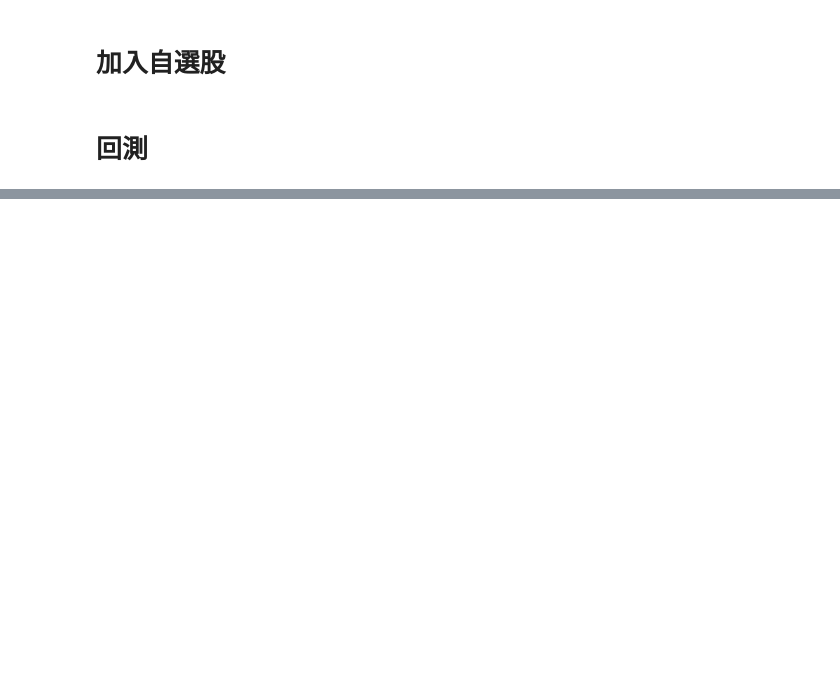
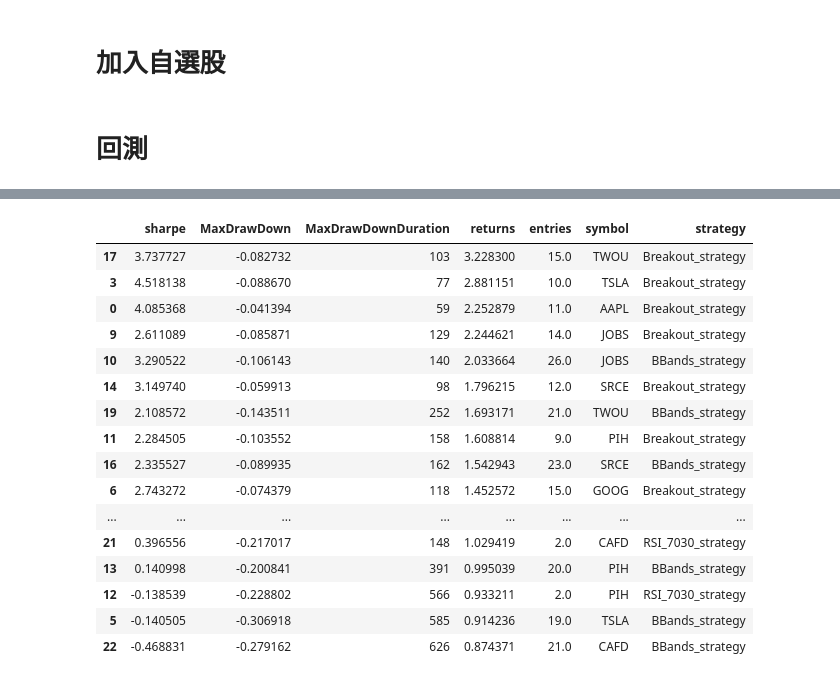
Before and after one commit to victorgau/taichungpy20171202, a Jupyter notebook: 土炮股票分析系統.ipynb, the cells around one changed output, grey strips where cells are left out. Drawn from its saved outputs; the diff is of its cells as text; code cells hidden in the pictures; blank space fills up the shorter version.

```diff
--- a/土炮股票分析系統.ipynb
+++ b/土炮股票分析系統.ipynb
@@ -325,0 +266,20 @@ results_df.sort_values('MaxDrawDown',ascending=False)
+# %%
+results_df.sort_values('returns',ascending=False)
+# %% [output]
+|  | sharpe | MaxDrawDown | MaxDrawDownDuration | returns | entries | symbol | strategy |
+| 17 | 3.737727 | -0.082732 | 103 | 3.228300 | 15.0 | TWOU | Breakout_strategy |
+| 3 | 4.518138 | -0.088670 | 77 | 2.881151 | 10.0 | TSLA | Breakout_strategy |
+| 0 | 4.085368 | -0.041394 | 59 | 2.252879 | 11.0 | AAPL | Breakout_strategy |
+| 9 | 2.611089 | -0.085871 | 129 | 2.244621 | 14.0 | JOBS | Breakout_strategy |
+| 10 | 3.290522 | -0.106143 | 140 | 2.033664 | 26.0 | JOBS | BBands_strategy |
+| 14 | 3.149740 | -0.059913 | 98 | 1.796215 | 12.0 | SRCE | Breakout_strategy |
+| 19 | 2.108572 | -0.143511 | 252 | 1.693171 | 21.0 | TWOU | BBands_strategy |
+| 11 | 2.284505 | -0.103552 | 158 | 1.608814 | 9.0 | PIH | Breakout_strategy |
+| 16 | 2.335527 | -0.089935 | 162 | 1.542943 | 23.0 | SRCE | BBands_strategy |
+| 6 | 2.743272 | -0.074379 | 118 | 1.452572 | 15.0 | GOOG | Breakout_strategy |
+| ... | ... | ... | ... | ... | ... | ... | ... |
+| 21 | 0.396556 | -0.217017 | 148 | 1.029419 | 2.0 | CAFD | RSI_7030_strategy |
+| 13 | 0.140998 | -0.200841 | 391 | 0.995039 | 20.0 | PIH | BBands_strategy |
+| 12 | -0.138539 | -0.228802 | 566 | 0.933211 | 2.0 | PIH | RSI_7030_strategy |
+| 5 | -0.140505 | -0.306918 | 585 | 0.914236 | 19.0 | TSLA | BBands_strategy |
+| 22 | -0.468831 | -0.279162 | 626 | 0.874371 | 21.0 | CAFD | BBands_strategy |
```
Also changed, not shown: parts of 15 cells of this notebook.
